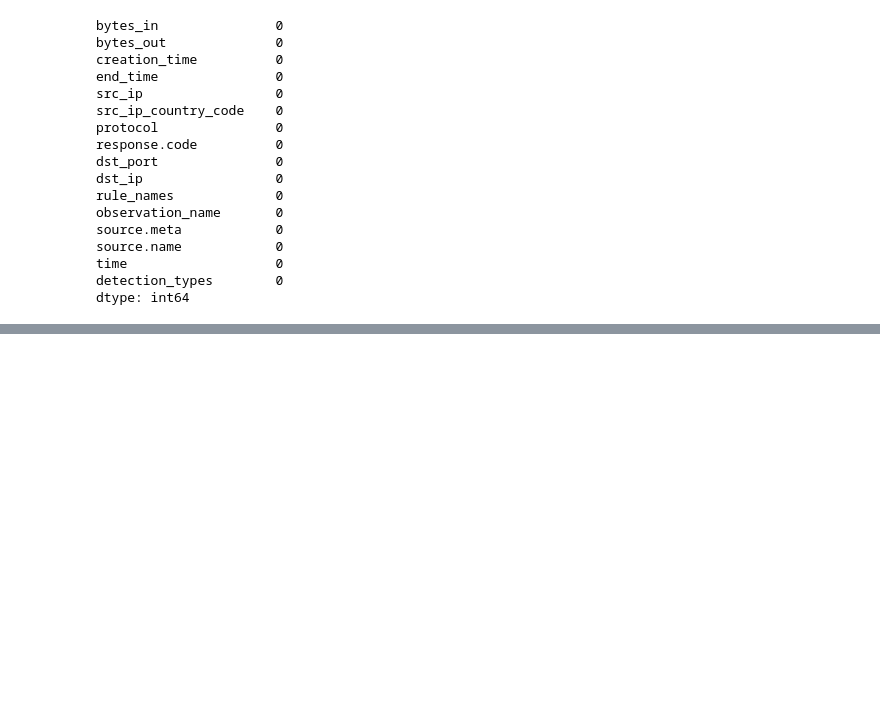
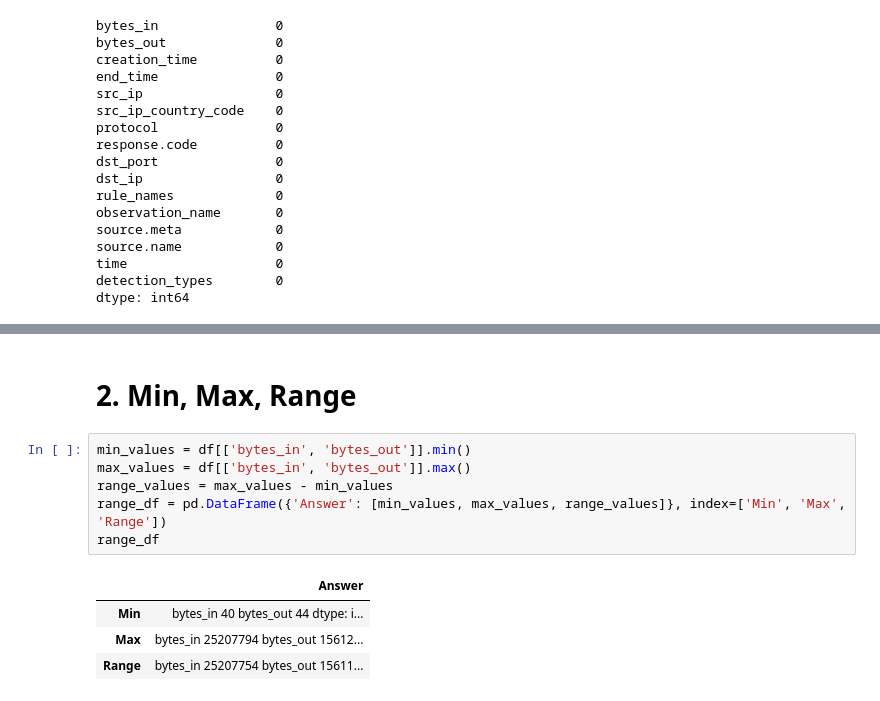
Before and after one commit to AmanDeepSinghH2/-Cybersecurity-Suspicious-Web-Threat-Interactions, a Jupyter notebook: CWTAI.ipynb, the cells around one changed output, grey strips where cells are left out. Cells and saved outputs as stored; diff of their text form; blank space fills up the shorter version.

```diff
--- a/CWTAI.ipynb
+++ b/CWTAI.ipynb
@@ -101,0 +53,13 @@ df.head()
+# %% [markdown]
+# 2. Min, Max, Range
+# %%
+min_values = df[['bytes_in', 'bytes_out']].min()
+max_values = df[['bytes_in', 'bytes_out']].max()
+range_values = max_values - min_values
+range_df = pd.DataFrame({'Answer': [min_values, max_values, range_values]}, index=['Min', 'Max', 'Range'])
+range_df
+# %% [output]
+|  | Answer |
+| Min | bytes_in 40 bytes_out 44 dtype: i... |
+| Max | bytes_in 25207794 bytes_out 15612... |
+| Range | bytes_in 25207754 bytes_out 15611... |
```
Also changed, not shown: parts of 10 cells of this notebook.
